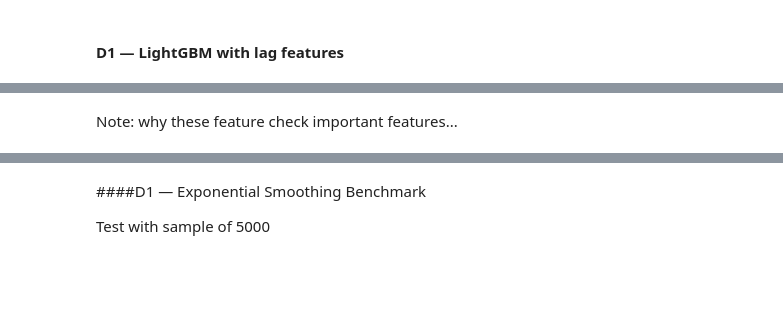
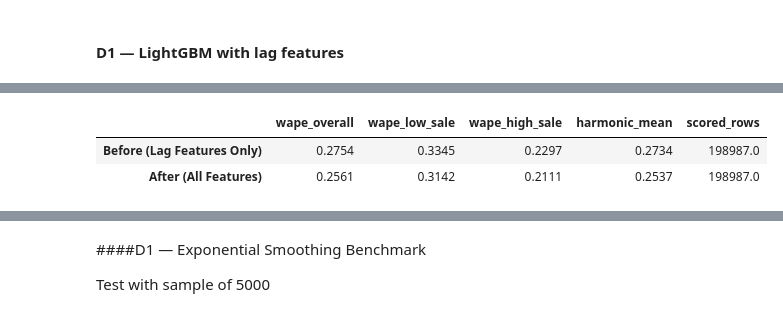
Before and after one commit to panhpham2000/Fresh-Retail, a Jupyter notebook: freshretail_starter (1).ipynb, the cells around one changed output, grey strips where cells are left out. Cells and saved outputs as stored; diff of their text form; code cells hidden in the pictures; blank space fills up the shorter version.

```diff
--- a/freshretail_starter (1).ipynb
+++ b/freshretail_starter (1).ipynb
@@ -642,8 +646,8 @@ Missing hourly cells: 14,311,536 / 72,000,000 (19.9%)
 # %% [markdown]
 #### D1 — LightGBM with lag features
 # %%
-# baseline with only lag feature
 from lightgbm import LGBMRegressor
+
 # drop missing value
 train_Lgbm = train.dropna()
 val_Lgbm = val.dropna()
@@ -663,4 +667,5 @@ model.fit(train_Lgbm[features_lag], train_Lgbm[target])
 val_Lgbm["prediction"] = model.predict(val_Lgbm[features_lag])
 val_Lgbm["prediction"] = val_Lgbm["prediction"].clip(lower=0)
 
-evaluate_forecast(val_Lgbm)
+lag_features_results = evaluate_forecast(val_Lgbm)
+print(lag_features_results)
@@ -669,5 +689,5 @@ Note: add more features...
 # %%
-# add other features # why these features????
+# add other features
 
 features = [
     "sales_lag1",
@@ -681,8 +701,6 @@ features = [
     'holiday_flag',
     'is_censored',
     'discount'
-
-
 ]
 
 model = LGBMRegressor(random_state=1)
@@ -691,4 +709,5 @@ model.fit(train_Lgbm[features], train_Lgbm[target])
 val_Lgbm["prediction"] = model.predict(val_Lgbm[features])
 val_Lgbm["prediction"] = val_Lgbm["prediction"].clip(lower=0)
 
-evaluate_forecast(val_Lgbm)
+all_features_results = evaluate_forecast(val_Lgbm)
+print(all_features_results)
@@ -695,3 +722,13 @@ evaluate_forecast(val_Lgbm)
-# %% [markdown]
-Note: why these feature
-check important features...
+# %%
+
+# Create a DataFrame to compare the results
+comparison_df = pd.DataFrame({
+    'Before (Lag Features Only)': lag_features_results,
+    'After (All Features)': all_features_results
+}).T # Transpose to have models as rows and metrics as columns
+
+display(comparison_df)
+# %% [output]
+|  | wape_overall | wape_low_sale | wape_high_sale | harmonic_mean | scored_rows |
+| Before (Lag Features Only) | 0.2754 | 0.3345 | 0.2297 | 0.2734 | 198987.0 |
+| After (All Features) | 0.2561 | 0.3142 | 0.2111 | 0.2537 | 198987.0 |
```
Also changed, not shown: parts of 18 cells of this notebook.
